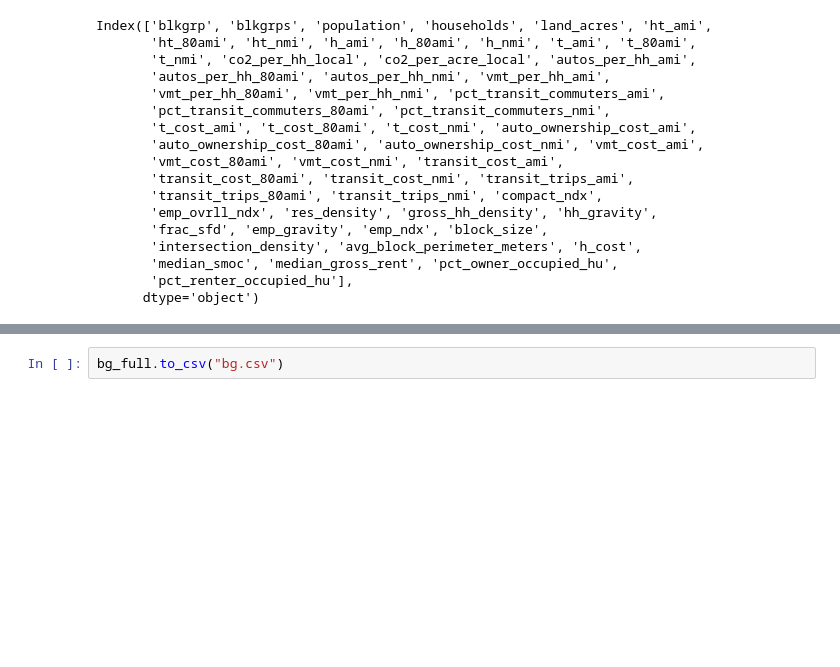
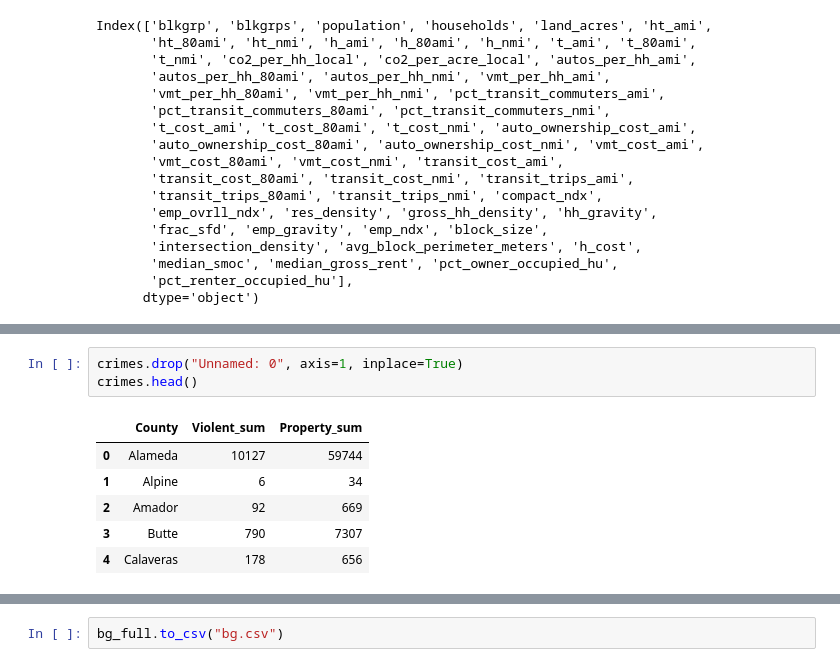
Before and after one commit to SUSA-org/HousingCrisisAPP, a Jupyter notebook: ipynbs/block_group_trial.ipynb, the cells around one changed output, grey strips where cells are left out. Saved outputs shown, nothing was run; the diff lists cells and outputs as text; blank space fills up the shorter version.

```diff
--- a/ipynbs/block_group_trial.ipynb
+++ b/ipynbs/block_group_trial.ipynb
@@ -270,0 +220,10 @@ bg_full.head()
+# %%
+crimes.drop("Unnamed: 0", axis=1, inplace=True)
+crimes.head()
+# %% [output]
+|  | County | Violent_sum | Property_sum |
+| 0 | Alameda | 10127 | 59744 |
+| 1 | Alpine | 6 | 34 |
+| 2 | Amador | 92 | 669 |
+| 3 | Butte | 790 | 7307 |
+| 4 | Calaveras | 178 | 656 |
```
Also changed, not shown: parts of 17 cells of this notebook, 1 other file.
